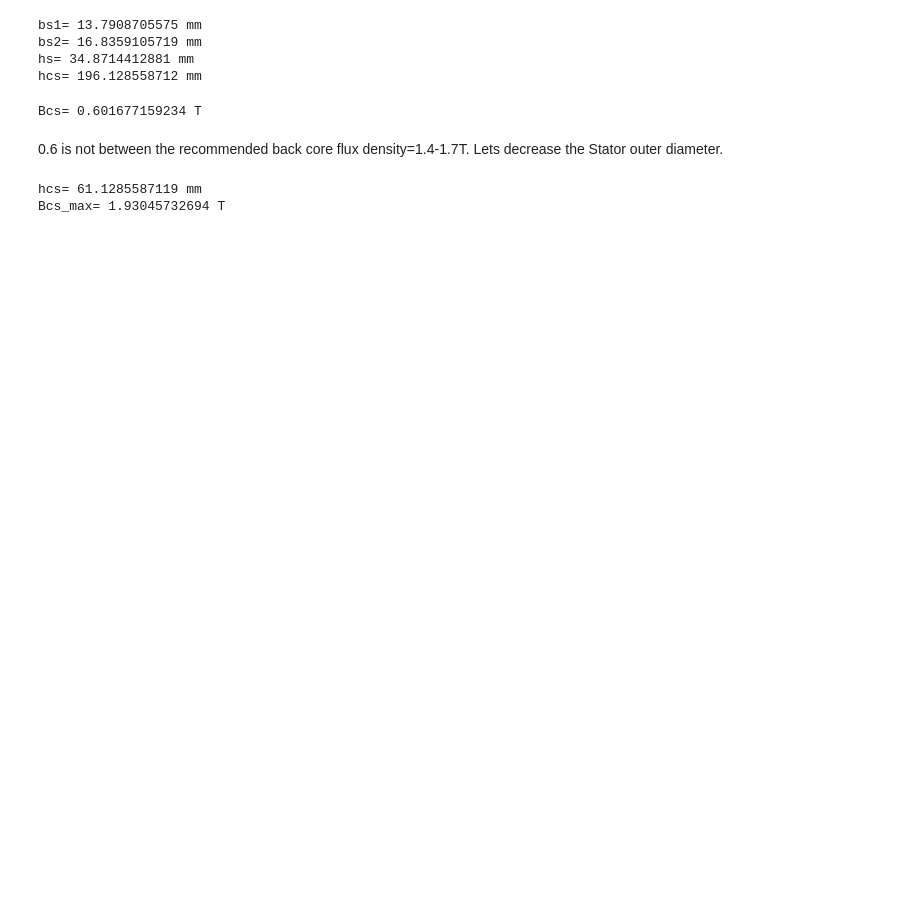
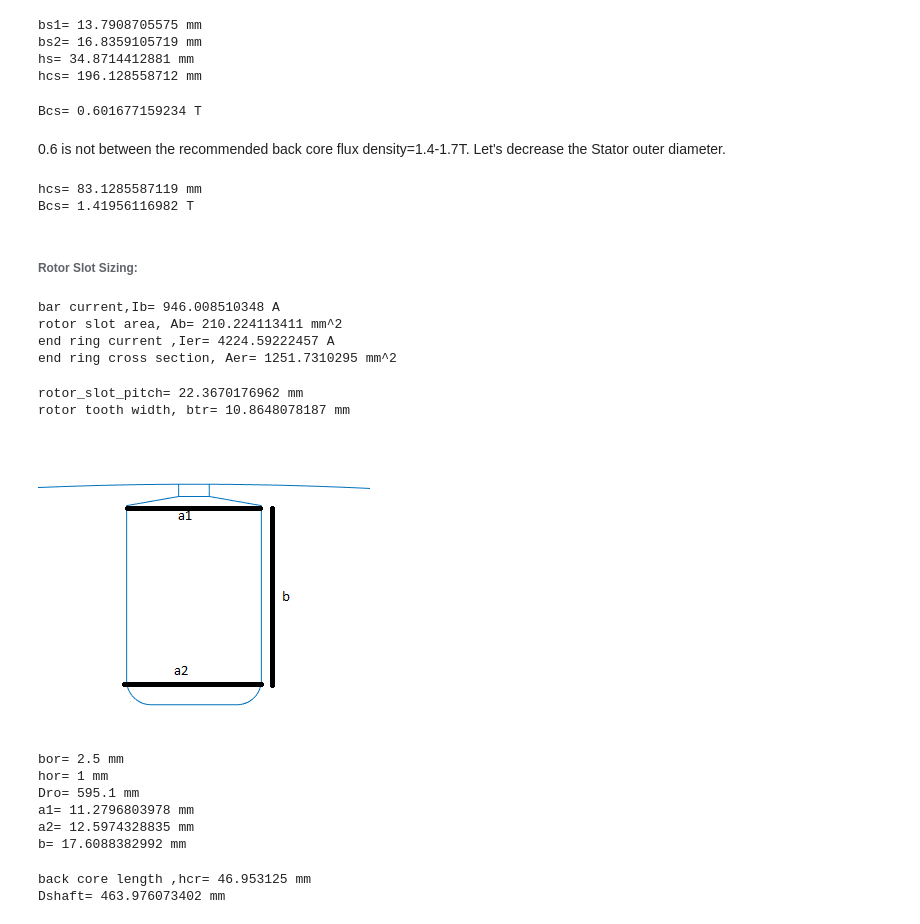
Before and after one commit to odtu/EE564, a Jupyter notebook: TRAIN/LutfiBoyaci/Train Traction Motor Design.ipynb, the cells around one changed output. Saved outputs shown, nothing was run; the diff lists cells and outputs as text; code cells hidden in the pictures; blank space fills up the shorter version.

Commit message:
slot diementions, magnetization currents, mmfs, resistances

```diff
--- a/TRAIN/LutfiBoyaci/Train Traction Motor Design.ipynb
+++ b/TRAIN/LutfiBoyaci/Train Traction Motor Design.ipynb
@@ -287,14 +276,77 @@ print 'Bcs=',Bcs,'T'
 # %% [output]
 Bcs= 0.601677159234 T
 # %% [markdown]
-0.6 is not between the recommended back core flux density=1.4-1.7T. Lets decrease the Stator outer diameter.
+0.6 is not between the recommended back core flux density=1.4-1.7T. Let's decrease the Stator outer diameter.
 # %%
 #assign
-Do=800 # mm
+Do=845 # mm
 hcs=(Do/2)-(Din/2)-(hos+hw+hs)
 print 'hcs=' ,hcs, 'mm'
 Bcs=((pi/2)*Flux_per_pole/(2*l*1e-3*hcs*1e-3)) #back core flux density
-print 'Bcs_max=',Bcs,'T'
+print 'Bcs=',Bcs,'T'
 # %% [output]
-hcs= 61.1285587119 mm
-Bcs_max= 1.93045732694 T
+hcs= 83.1285587119 mm
+Bcs= 1.41956116982 T
+# %% [markdown]
+###### Rotor Slot Sizing:
+# %%
+KI= 0.8*pf+0.2
+Ib=KI*2*3*N*kw*Ip/Qr #bar current
+print 'bar current,Ib=', Ib ,'A'
+Jb=4.5 #A/mm^2 rotor bar current density
+Ab= Ib/Jb #rotor slot area
+print 'rotor slot area, Ab=', Ab ,'mm^2'
+Ier = Ib/(2*sin(pp*pi/Qr)); # A
+print 'end ring current ,Ier=', Ier ,'A'
+Jer = 0.75*Jb; # A/mm^2 end ring current density
+Aer = Ier/Jer #end ring cross section
+print 'end ring cross section, Aer=', Aer ,'mm^2'
+# %% [output]
+bar current,Ib= 946.008510348 A
+rotor slot area, Ab= 210.224113411 mm^2
+end ring current ,Ier= 4224.59222457 A
+end ring cross section, Aer= 1251.7310295 mm^2
+# %%
+rotor_slot_pitch= (Din-g)*pi/Qr
+print 'rotor_slot_pitch=', rotor_slot_pitch, 'mm'
+Btr= 1.6 #T #rotor tooth flux density is assigned
+btr=Bg*rotor_slot_pitch/Btr/Kfe
+print 'rotor tooth width, btr=', btr, 'mm'
+# %% [output]
+rotor_slot_pitch= 22.3670176962 mm
+rotor tooth width, btr= 10.8648078187 mm
+# %%
+from IPython.display import Image
+Image(filename='rotorslot.png')
+# %% [output]
+[figure, added]
+# %%
+bor=2.5 #mm
+print 'bor=', bor, 'mm'
+hor=1 #mm
+print 'hor=', hor, 'mm'
+Dro=Din-2*g
+print 'Dro=', Dro, 'mm'
+a1=((pi*(Dro-2*hos))/Qr)-btr
+print 'a1=', a1, 'mm'
+a2=sqrt(4*Ab*tan(pi/Qr)+a1**2)
+print'a2=', a2, 'mm'
+b= (2*Ab)/(a1+a2)
+print 'b=', b, 'mm'
+# %% [output]
+bor= 2.5 mm
+hor= 1 mm
+Dro= 595.1 mm
+a1= 11.2796803978 mm
+a2= 12.5974328835 mm
+b= 17.6088382992 mm
+# %%
+Bcr=1.6 # rotor back core rotor flux density
+hcr=((Flux_per_pole)/(2*l*1e-3*Bcr))*1000 #back core length
+print 'back core length ,hcr=',hcr,'mm'
+
+Dshaft=Dro-2*(hor+b+hcr)
+print 'Dshaft=', Dshaft,'mm'
+# %% [output]
+back core length ,hcr= 46.953125 mm
+Dshaft= 463.976073402 mm
```
Also changed, not shown: parts of 23 cells of this notebook.
